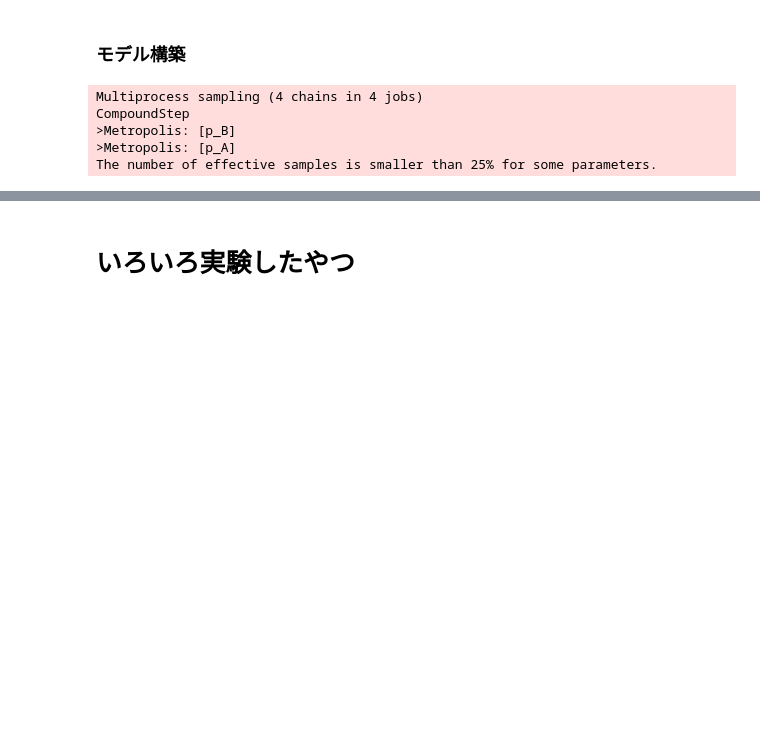
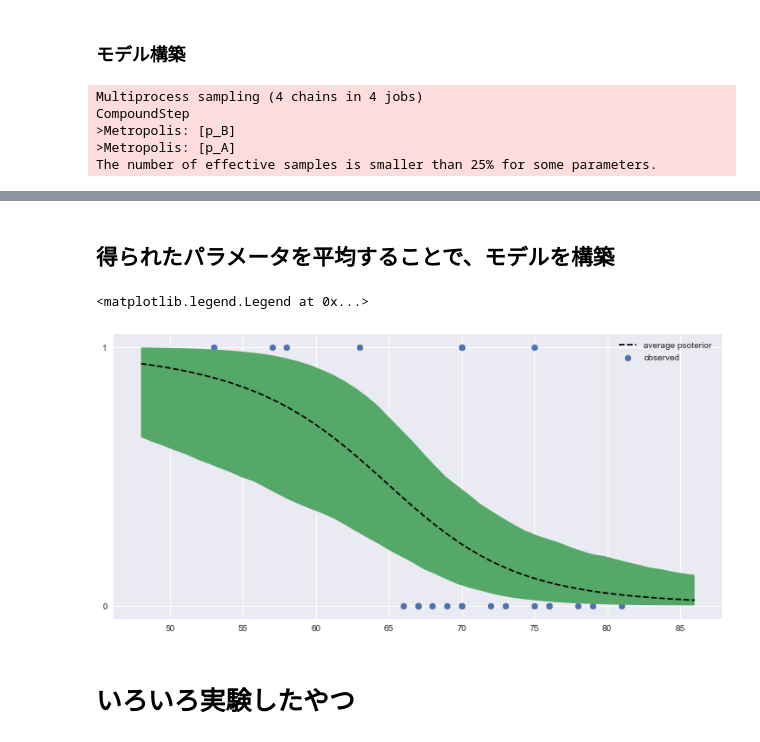
Before and after one commit to hiroaki8388/datascienceEdu, a Jupyter notebook: Ch2.ipynb, the cells around one changed output, grey strips where cells are left out. Saved outputs shown, nothing was run; the diff lists cells and outputs as text; code cells hidden in the pictures; blank space fills up the shorter version.

```diff
--- a/Ch2.ipynb
+++ b/Ch2.ipynb
@@ -119,3 +225,26 @@ Text(0.5,1,'delta')
+# %% [markdown]
+## 得られたパラメータを平均することで、モデルを構築
+# %%
+def logstic(x,beta,alpha):
+    return 1.0/(1.0+np.exp(beta@x+alpha))
+
+
+t=np.linspace(temp.min()-5,temp.max()+5)[:,None]
+p_t=logstic(t.T,beta_samples,alpha_samples)
+
+# 平均
+m_p_t=np.mean(p_t,axis=0)
+plt.scatter(temp,D,label='observed')
+plt.plot(t,m_p_t,label='average psoterior ',color='k',ls='--')
+
+# 95%確信区間を表示
+qs=stats.mstats.mquantiles(p_t,[0.025,0.975],axis=0)
+# qsをアンパックすることで、自動的に区間を渡せる
+plt.fill_between(t[:,0],*qs)
+plt.legend()
+# %% [output]
+<matplotlib.legend.Legend at 0x...>
+[figure, added]
 # %% [markdown]
 # いろいろ実験したやつ
 # %%
```
Also changed, not shown: parts of 17 cells of this notebook.
